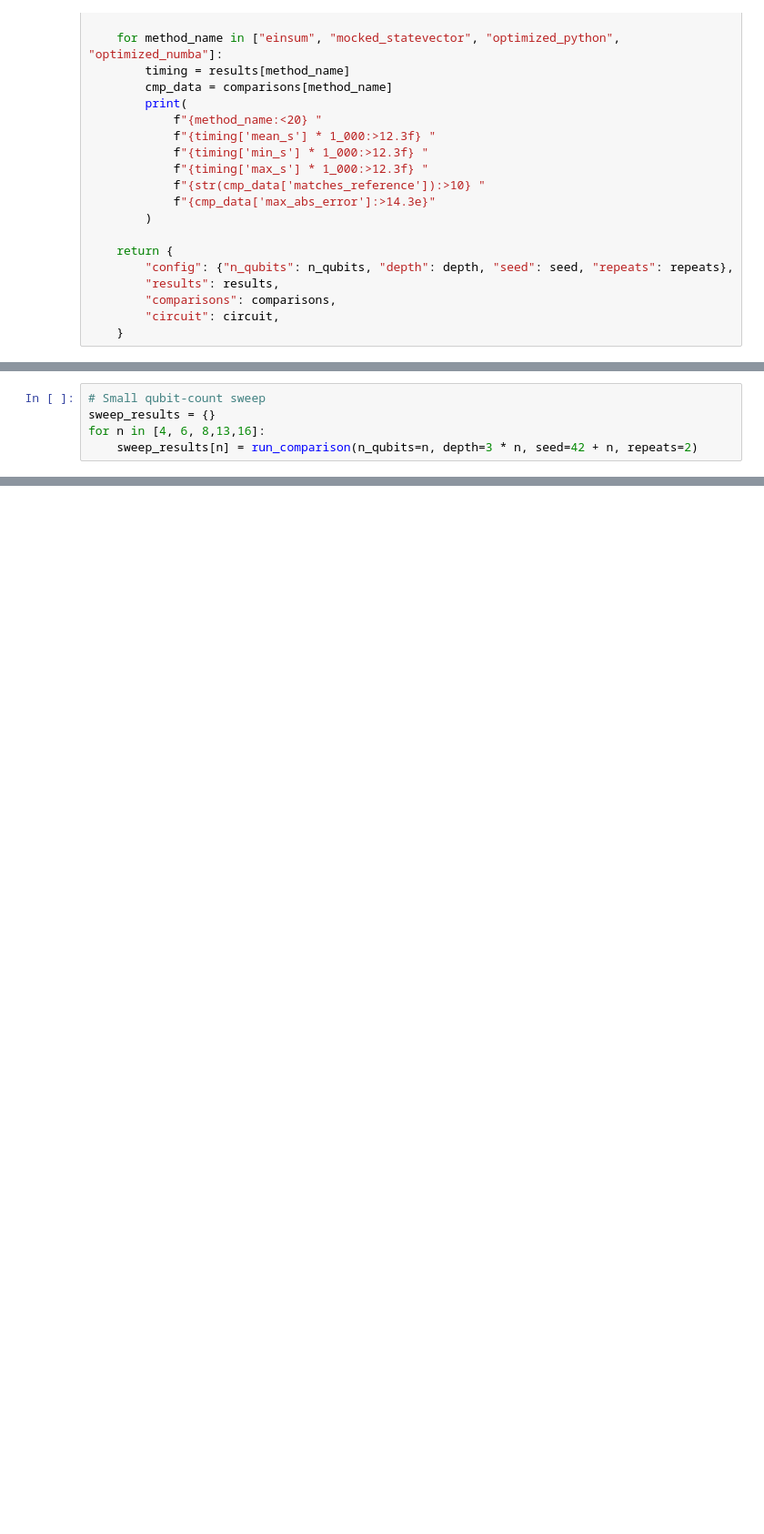
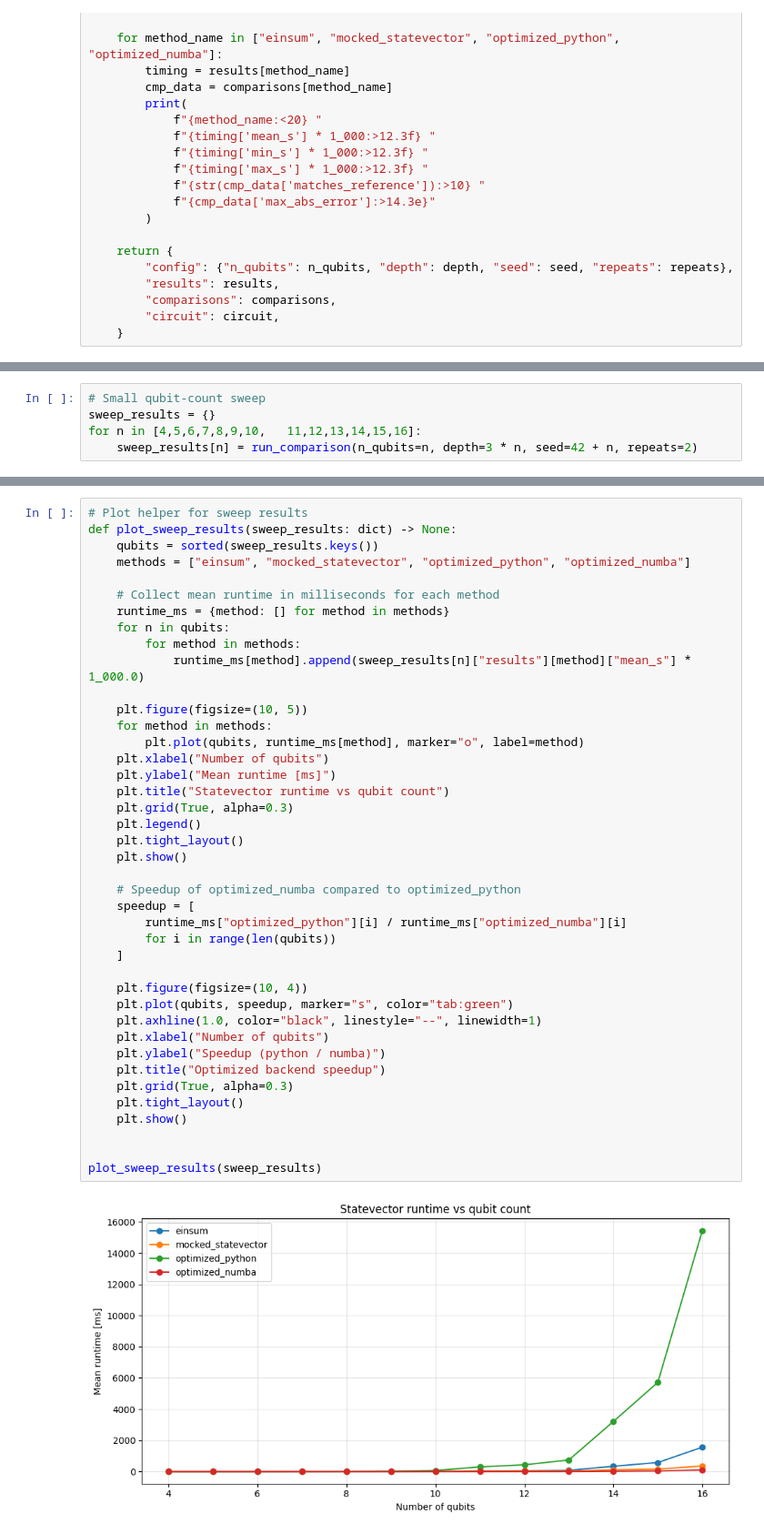
Before and after one commit to bennimaximi/FP_QSIM, a Jupyter notebook: playground/statevector_benchmark_comparison.ipynb, the cells around one changed output, grey strips where cells are left out. Shown at 91% size. Cells and saved outputs as stored; diff of their text form; blank space fills up the shorter version.

```diff
--- a/playground/statevector_benchmark_comparison.ipynb
+++ b/playground/statevector_benchmark_comparison.ipynb
@@ -126,7 +127,7 @@ optimized_numba           107.674        0.619      321.773       True      4.24
 # %%
 # Small qubit-count sweep
 sweep_results = {}
-for n in [4, 6, 8,13,16]:
+for n in [4,5,6,7,8,9,10,   11,12,13,14,15,16]:
     sweep_results[n] = run_comparison(n_qubits=n, depth=3 * n, seed=42 + n, repeats=2)
 # %% [output]
 Comparison for n_qubits=4, depth=12, seed=46, repeats=2
@@ -163,0 +150,43 @@ optimized_numba           104.070      103.933      104.206       True      5.14
+# %%
+# Plot helper for sweep results
+def plot_sweep_results(sweep_results: dict) -> None:
+    qubits = sorted(sweep_results.keys())
+    methods = ["einsum", "mocked_statevector", "optimized_python", "optimized_numba"]
+
+    # Collect mean runtime in milliseconds for each method
+    runtime_ms = {method: [] for method in methods}
+    for n in qubits:
+        for method in methods:
+            runtime_ms[method].append(sweep_results[n]["results"][method]["mean_s"] * 1_000.0)
+
+    plt.figure(figsize=(10, 5))
+    for method in methods:
+        plt.plot(qubits, runtime_ms[method], marker="o", label=method)
+    plt.xlabel("Number of qubits")
+    plt.ylabel("Mean runtime [ms]")
+    plt.title("Statevector runtime vs qubit count")
+    plt.grid(True, alpha=0.3)
+    plt.legend()
+    plt.tight_layout()
+    plt.show()
+
+    # Speedup of optimized_numba compared to optimized_python
+    speedup = [
+        runtime_ms["optimized_python"][i] / runtime_ms["optimized_numba"][i]
+        for i in range(len(qubits))
+    ]
+
+    plt.figure(figsize=(10, 4))
+    plt.plot(qubits, speedup, marker="s", color="tab:green")
+    plt.axhline(1.0, color="black", linestyle="--", linewidth=1)
+    plt.xlabel("Number of qubits")
+    plt.ylabel("Speedup (python / numba)")
+    plt.title("Optimized backend speedup")
+    plt.grid(True, alpha=0.3)
+    plt.tight_layout()
+    plt.show()
+
+
+plot_sweep_results(sweep_results)
+# %% [output]
+[figure, added]
```
Also changed, not shown: parts of 4 cells of this notebook, 6 other files.
